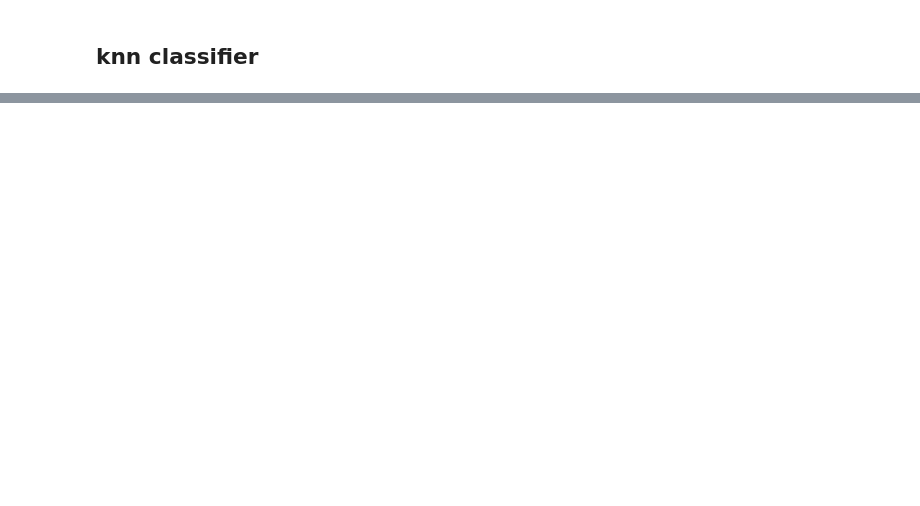
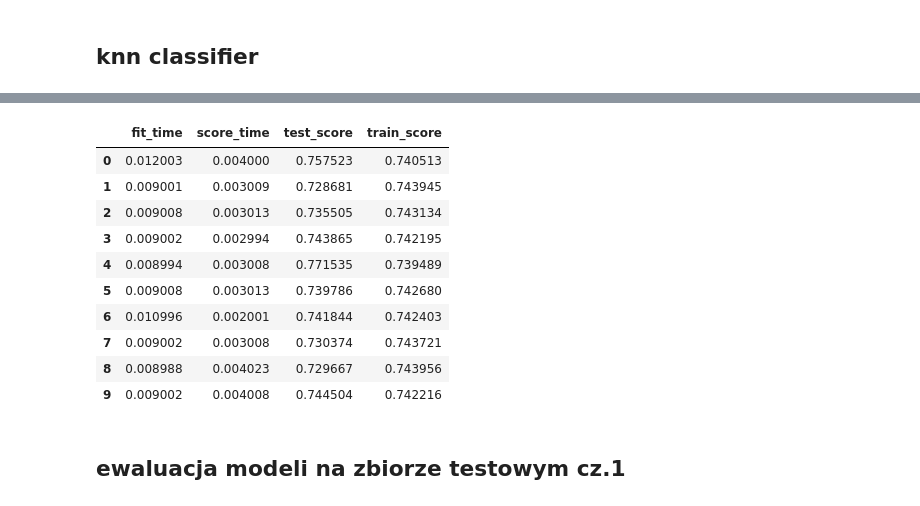
Before and after one commit to wiktorpiela/credit-risk-scoring, a Jupyter notebook: credit_scoring_analysis.ipynb, the cells around one changed output, grey strips where cells are left out. Drawn from its saved outputs; the diff is of its cells as text; code cells hidden in the pictures; blank space fills up the shorter version.

```diff
--- a/credit_scoring_analysis.ipynb
+++ b/credit_scoring_analysis.ipynb
@@ -179,0 +197,24 @@ knn_prediction = pd.DataFrame(knn.predict_proba(X_test),columns=["knn_pred_0","k
+# %%
+bayes = BernoulliNB()
+
+scores = cross_validate(
+    bayes,
+    X_train,
+    y_train,
+    cv=10,
+    return_train_score=True,
+    scoring="roc_auc"
+)
+pd.DataFrame(scores)
+# %% [output]
+|  | fit_time | score_time | test_score | train_score |
+| 0 | 0.012003 | 0.004000 | 0.757523 | 0.740513 |
+| 1 | 0.009001 | 0.003009 | 0.728681 | 0.743945 |
+| 2 | 0.009008 | 0.003013 | 0.735505 | 0.743134 |
+| 3 | 0.009002 | 0.002994 | 0.743865 | 0.742195 |
+| 4 | 0.008994 | 0.003008 | 0.771535 | 0.739489 |
+| 5 | 0.009008 | 0.003013 | 0.739786 | 0.742680 |
+| 6 | 0.010996 | 0.002001 | 0.741844 | 0.742403 |
+| 7 | 0.009002 | 0.003008 | 0.730374 | 0.743721 |
+| 8 | 0.008988 | 0.004023 | 0.729667 | 0.743956 |
+| 9 | 0.009002 | 0.004008 | 0.744504 | 0.742216 |
@@ -179,0 +224,2 @@ knn_prediction = pd.DataFrame(knn.predict_proba(X_test),columns=["knn_pred_0","k
+# %% [markdown]
+## ewaluacja modeli na zbiorze testowym cz.1
```
Also changed, not shown: parts of 14 cells of this notebook.
